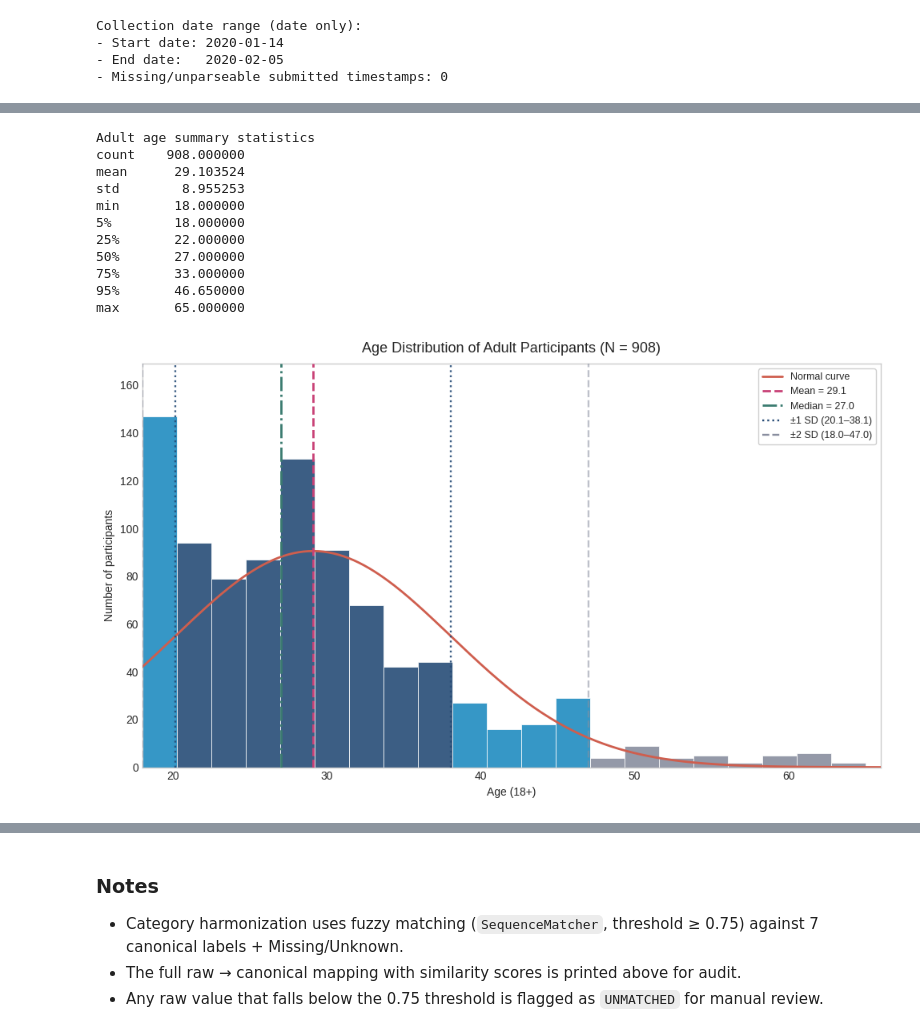
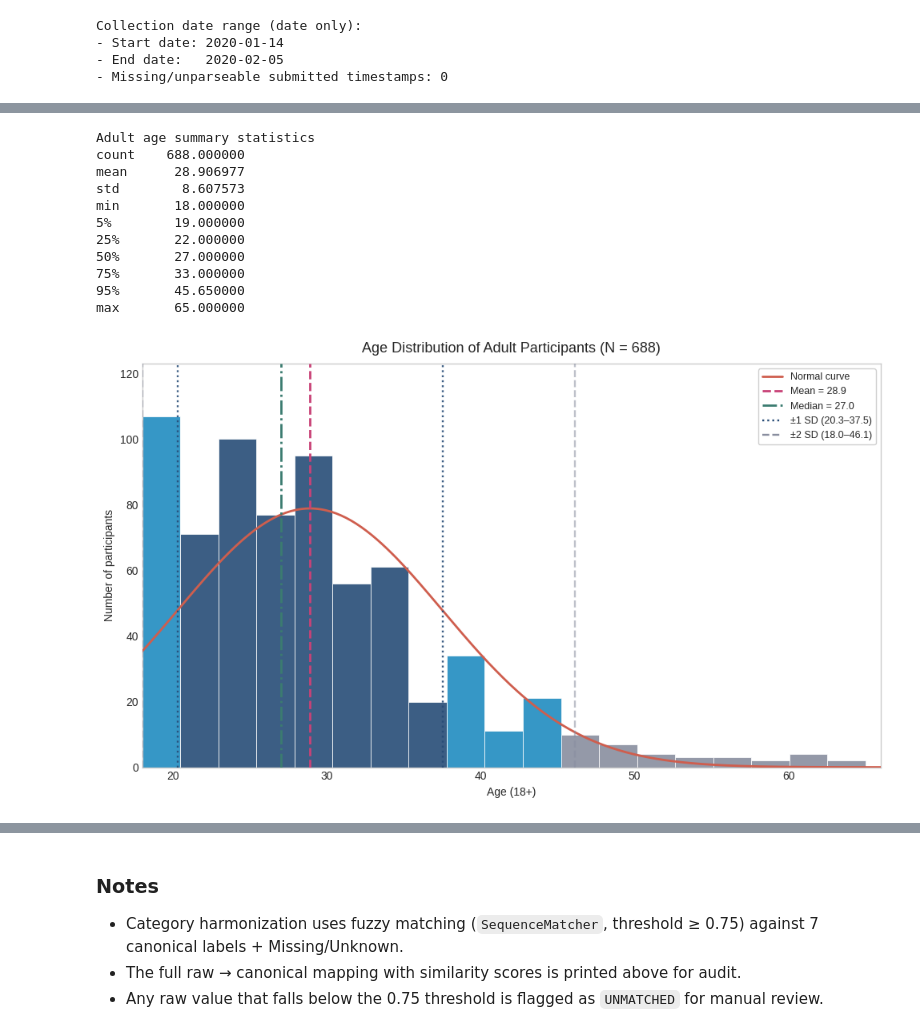
Before and after one commit to BakhturinaPolina/russian-author-recognition-test, a Jupyter notebook: scripts/eda/09_participant_demographics_eda.ipynb, the cells around one changed output, grey strips where cells are left out. Drawn from its saved outputs; the diff is of its cells as text; code cells hidden in the pictures.

```diff
--- a/scripts/eda/09_participant_demographics_eda.ipynb
+++ b/scripts/eda/09_participant_demographics_eda.ipynb
@@ -356,40 +348,40 @@ ax.set_xlim(left=18, right=adult_age.max() + 1)
 max_age_tick = int(np.ceil(adult_age.max()))
 xticks = [20] + list(range(30, max_age_tick + 1, 10))
 xticks = sorted({tick for tick in xticks if tick <= max_age_tick})
 ax.set_xticks(xticks)
 ax.set_ylim(bottom=0, top=max(my_hist.max(), y_curve.max()) * 1.15)
 
-ax.set_title("Age Distribution of Adult Participants (N = 908)", fontsize=13, pad=10)
+ax.set_title("Age Distribution of Adult Participants (N = 688)", fontsize=13, pad=10)
 ax.set_xlabel("Age (18+)")
 ax.set_ylabel("Number of participants")
 ax.grid(False)
 
 ax.legend(
     frameon=True,
     fancybox=True,
     framealpha=0.92,
     edgecolor="#cccccc",
     loc="upper right",
     fontsize=9,
 )
 print("\nAdult age summary statistics")
 print(adult_age.describe(percentiles=[0.05, 0.25, 0.5, 0.75, 0.95]).to_string())
 
 plt.tight_layout()
 plt.show()
 # %% [output]
 Adult age summary statistics
-count    908.000000
-mean      29.103524
-std        8.955253
+count    688.000000
+mean      28.906977
+std        8.607573
 min       18.000000
-5%        18.000000
+5%        19.000000
 25%       22.000000
 50%       27.000000
 75%       33.000000
-95%       46.650000
+95%       45.650000
 max       65.000000
-[figure, old version]
+[figure, new version]
 # %%
 # Sex proportions (M/F)
 sex_clean = (
```
Also changed, not shown: parts of 16 cells of this notebook, 18 other files.
